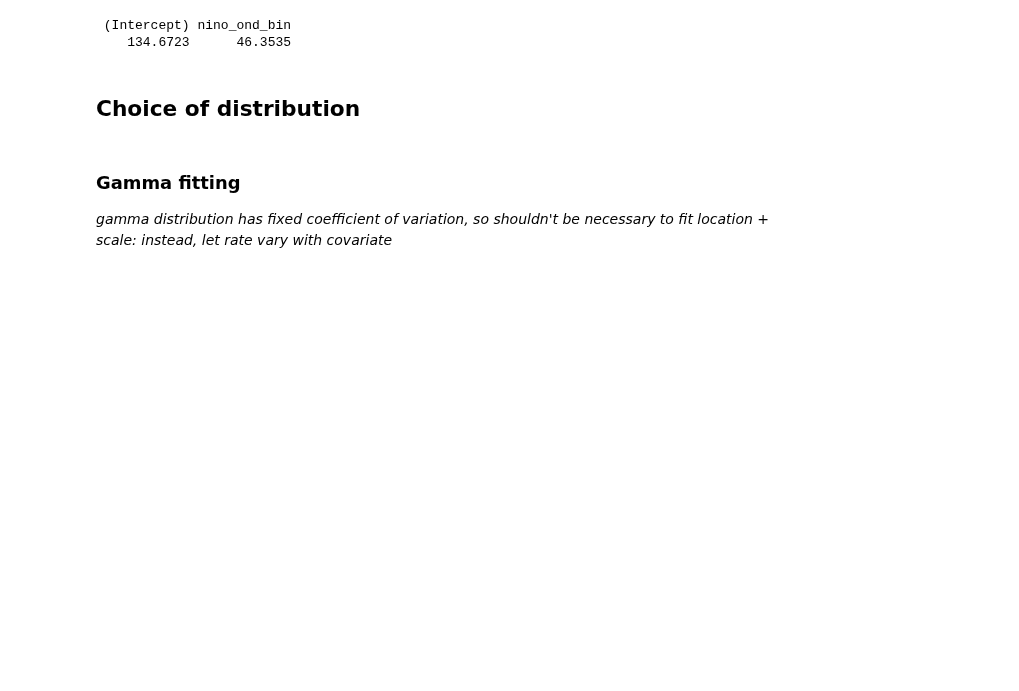
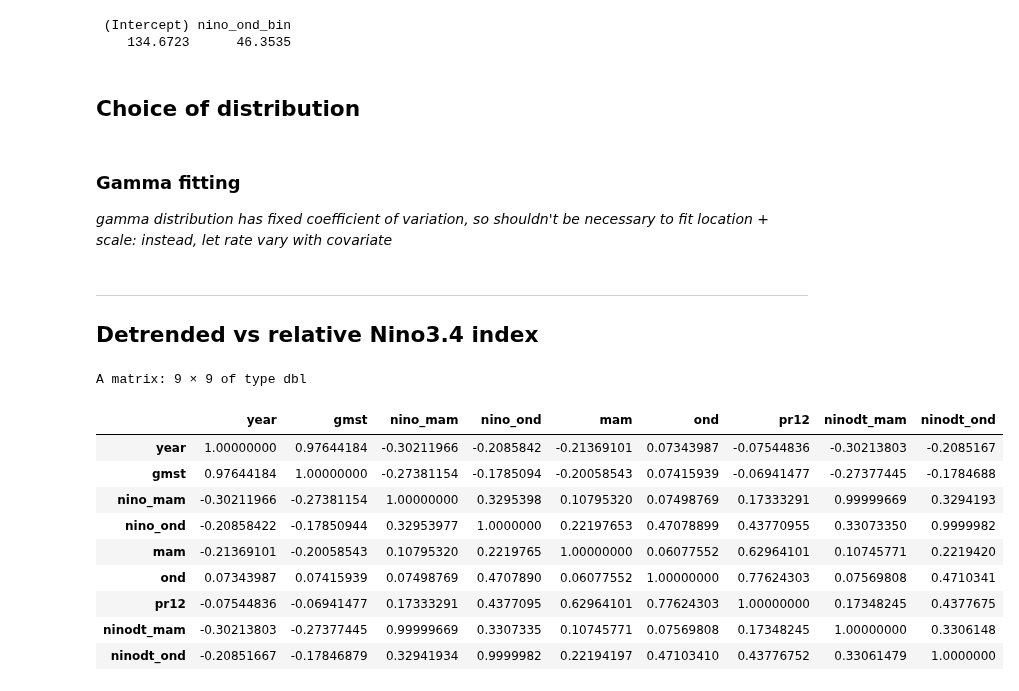
Before and after one commit to clairbarnes/wwa-archive, a Jupyter notebook: 23-03_EA-drought/EA_drought_0R_exploratory.ipynb, the cells around one changed output. Cells and saved outputs as stored; diff of their text form; code cells hidden in the pictures; blank space fills up the shorter version.

```diff
--- a/23-03_EA-drought/EA_drought_0R_exploratory.ipynb
+++ b/23-03_EA-drought/EA_drought_0R_exploratory.ipynb
@@ -311,3 +311,6 @@ invisible(sapply(c("ond", "mam", "pr12", "pr24")[1], function(varnm) {
         write.csv(data.frame("x" = x_stationary, "y" = sort(ts_stationary)), paste0("rfit-gamma_",varnm,"_",covnm,".csv"), row.names = F)
     }, simplify = F)
 }))
+# %% [markdown]
+---
+## **Detrended vs relative Nino3.4 index**
@@ -313,0 +326,14 @@ invisible(sapply(c("ond", "mam", "pr12", "pr24")[1], function(varnm) {
+# %%
+cor(df)
+# %% [output]
+A matrix: 9 × 9 of type dbl
+|  | year | gmst | nino_mam | nino_ond | mam | ond | pr12 | ninodt_mam | ninodt_ond |
+| year | 1.00000000 | 0.97644184 | -0.30211966 | -0.2085842 | -0.21369101 | 0.07343987 | -0.07544836 | -0.30213803 | -0.2085167 |
+| gmst | 0.97644184 | 1.00000000 | -0.27381154 | -0.1785094 | -0.20058543 | 0.07415939 | -0.06941477 | -0.27377445 | -0.1784688 |
+| nino_mam | -0.30211966 | -0.27381154 | 1.00000000 | 0.3295398 | 0.10795320 | 0.07498769 | 0.17333291 | 0.99999669 | 0.3294193 |
+| nino_ond | -0.20858422 | -0.17850944 | 0.32953977 | 1.0000000 | 0.22197653 | 0.47078899 | 0.43770955 | 0.33073350 | 0.9999982 |
+| mam | -0.21369101 | -0.20058543 | 0.10795320 | 0.2219765 | 1.00000000 | 0.06077552 | 0.62964101 | 0.10745771 | 0.2219420 |
+| ond | 0.07343987 | 0.07415939 | 0.07498769 | 0.4707890 | 0.06077552 | 1.00000000 | 0.77624303 | 0.07569808 | 0.4710341 |
+| pr12 | -0.07544836 | -0.06941477 | 0.17333291 | 0.4377095 | 0.62964101 | 0.77624303 | 1.00000000 | 0.17348245 | 0.4377675 |
+| ninodt_mam | -0.30213803 | -0.27377445 | 0.99999669 | 0.3307335 | 0.10745771 | 0.07569808 | 0.17348245 | 1.00000000 | 0.3306148 |
+| ninodt_ond | -0.20851667 | -0.17846879 | 0.32941934 | 0.9999982 | 0.22194197 | 0.47103410 | 0.43776752 | 0.33061479 | 1.0000000 |
```
Also changed, not shown: parts of 6 cells of this notebook, 1 other file.
